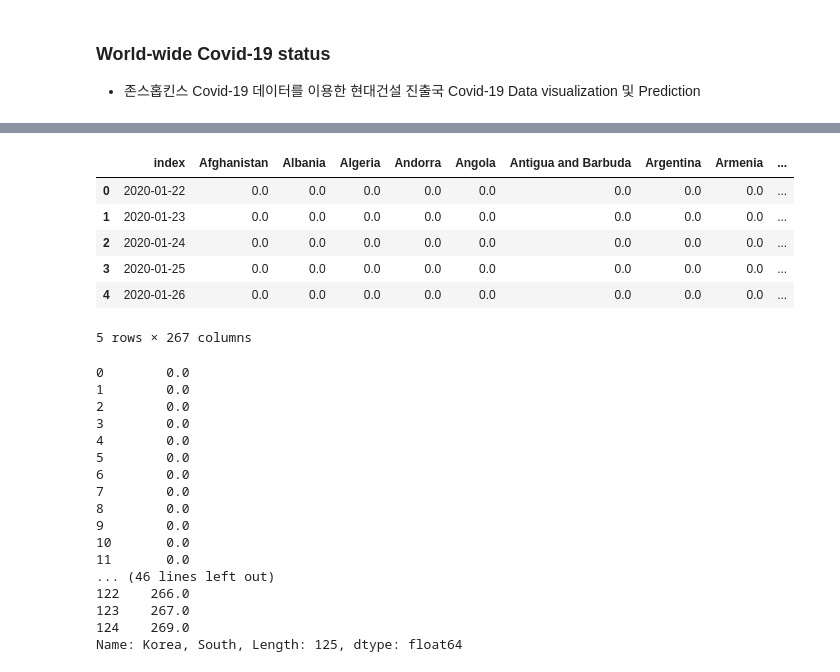
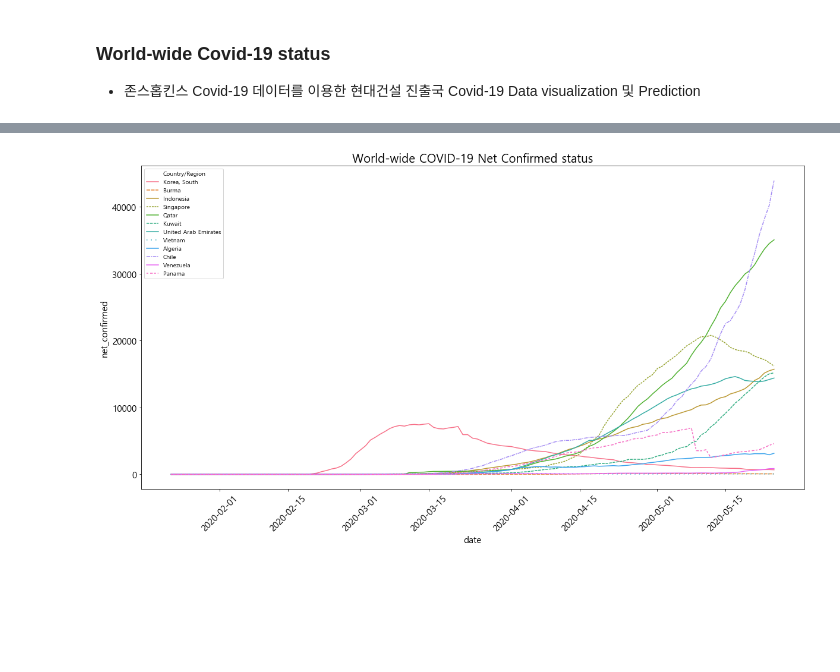
Before and after one commit to internetian/Data-Factory, a Jupyter notebook: COVID-19 Status in World-wide.ipynb, the cells around one changed output, grey strips where cells are left out. Cells and saved outputs as stored; diff of their text form; code cells hidden in the pictures; blank space fills up the shorter version.

```diff
--- a/COVID-19 Status in World-wide.ipynb
+++ b/COVID-19 Status in World-wide.ipynb
@@ -141,37 +122,23 @@ Name: index, Length: 125, dtype: object
-# %%
-deaths_r=deaths.transpose()
-deaths_r1=deaths_r.drop(['Lat','Long'])
-d_r2=deaths_r1.rename(columns=confirmed_r1.loc['Country/Region'])
-d_r2=d_r2.drop(d_r2.index[0:2]) #시계열 자료 이외 삭제
-d_r2=d_r2.astype(float)
-d_r2=d_r2.reset_index()    #일자를 인덱스에서 열로 바꿈
-d_r2.dtypes
-d_r2.head()
-# %% [output]
-|  | index | Afghanistan | Albania | Algeria | Andorra | Angola | Antigua and Barbuda | Argentina | Armenia | ... |
-| 0 | 2020-01-22 | 0.0 | 0.0 | 0.0 | 0.0 | 0.0 | 0.0 | 0.0 | 0.0 | ... |
-| 1 | 2020-01-23 | 0.0 | 0.0 | 0.0 | 0.0 | 0.0 | 0.0 | 0.0 | 0.0 | ... |
-| 2 | 2020-01-24 | 0.0 | 0.0 | 0.0 | 0.0 | 0.0 | 0.0 | 0.0 | 0.0 | ... |
-| 3 | 2020-01-25 | 0.0 | 0.0 | 0.0 | 0.0 | 0.0 | 0.0 | 0.0 | 0.0 | ... |
-| 4 | 2020-01-26 | 0.0 | 0.0 | 0.0 | 0.0 | 0.0 | 0.0 | 0.0 | 0.0 | ... |
-5 rows × 267 columns
-# %%
-d_r2['Korea, South']
-# %% [output]
-0        0.0
-1        0.0
-2        0.0
-3        0.0
-4        0.0
-5        0.0
-6        0.0
-7        0.0
-8        0.0
-9        0.0
-10       0.0
-11       0.0
-... (46 lines left out)
-122    266.0
-123    267.0
-124    269.0
-Name: Korea, South, Length: 125, dtype: float64
+# %%
+ttl_df['net_confirmed']=ttl_df['confirmed']-ttl_df['recovered']-ttl_df['deaths'] #순확진자수 구하기
+ttl_df['survival_rate']=ttl_df['recovered']/ttl_df['confirmed'] #확진시 완치율 구하기
+ttl_df['death_rate']=ttl_df['deaths']/ttl_df['confirmed']  #확진시 사망율 구하기
+# %%
+#진출국 순확진자Time Series data visualization
+
+plt.figure(figsize=(20,10))
+plt.title('World-wide COVID-19 Net Confirmed status', fontsize=20)
+plt.xticks(fontsize=15,rotation=45)
+plt.yticks(fontsize=15)
+plt.xlabel('x',size=15)
+plt.ylabel('y',size=15)
+sns.set_color_codes(palette='bright')
+
+dash_styles = ["",(4, 1),"",(2, 1),"",(3, 1),
+               "",(1, 4, 1, 4),"",(4, 1, 1, 1),"",(2, 2, 3, 1.5)]
+
+ax=sns.lineplot(x='date',y='net_confirmed',hue='Country/Region', style='Country/Region',dashes=dash_styles, data=ttl_df)
+
+plt.show()
+# %% [output]
+[figure, added]
```
Also changed, not shown: parts of 12 cells of this notebook.
